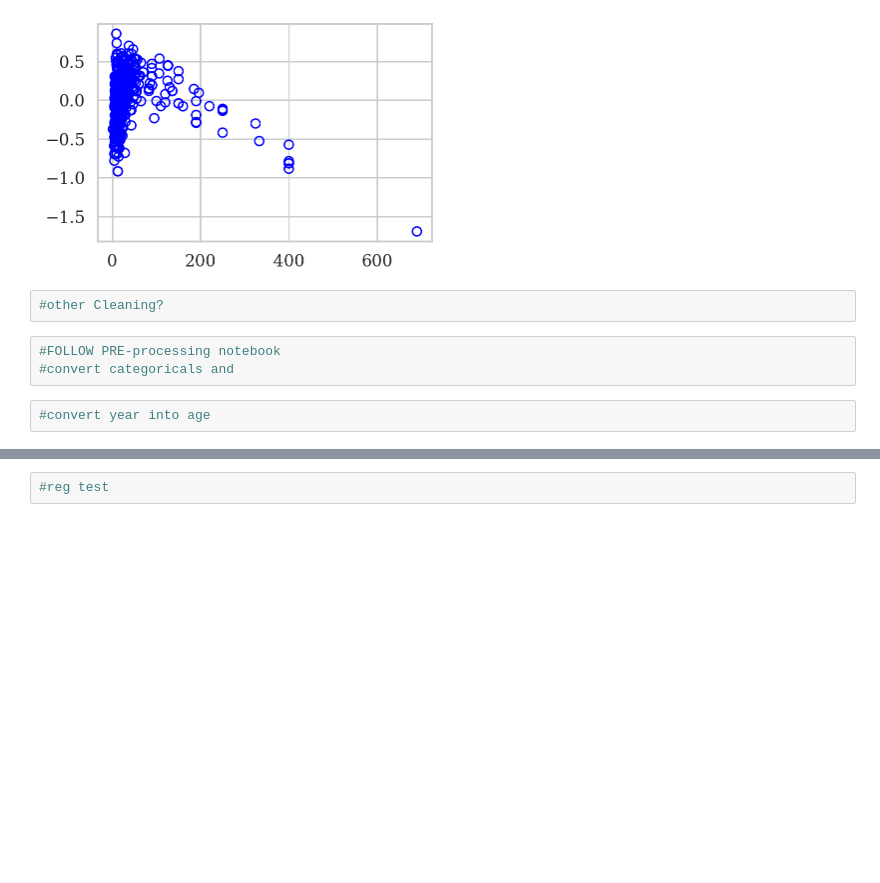
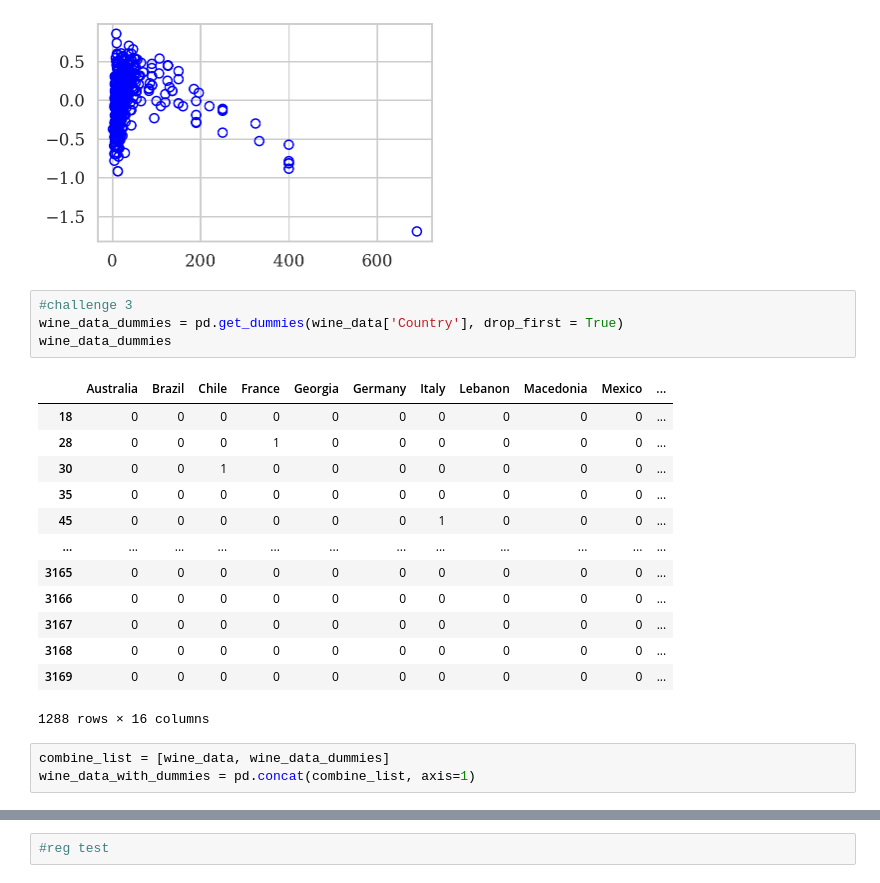
Before and after one commit to mattsegall/metis-project-2, a Jupyter notebook: Cleaning & Analysis Practice.ipynb, the cells around one changed output, grey strips where cells are left out. Saved outputs shown, nothing was run; the diff lists cells and outputs as text; blank space fills up the shorter version.

```diff
--- a/Cleaning & Analysis Practice.ipynb
+++ b/Cleaning & Analysis Practice.ipynb
@@ -205,10 +179,24 @@ plt.scatter(wine_data['Average Price'], y_resid, facecolors='none', edgecolors='
 # %% [output]
 <matplotlib.collections.PathCollection at 0x...>
 [figure]
-# %%
-#other Cleaning?
-# %%
-#FOLLOW PRE-processing notebook
-#convert categoricals and
+# %%
+#challenge 3
+wine_data_dummies = pd.get_dummies(wine_data['Country'], drop_first = True)
+wine_data_dummies
+# %% [output]
+|  | Australia | Brazil | Chile | France | Georgia | Germany | Italy | Lebanon | Macedonia | Mexico | ... |
+| 18 | 0 | 0 | 0 | 0 | 0 | 0 | 0 | 0 | 0 | 0 | ... |
+| 28 | 0 | 0 | 0 | 1 | 0 | 0 | 0 | 0 | 0 | 0 | ... |
+| 30 | 0 | 0 | 1 | 0 | 0 | 0 | 0 | 0 | 0 | 0 | ... |
+| 35 | 0 | 0 | 0 | 0 | 0 | 0 | 0 | 0 | 0 | 0 | ... |
+| 45 | 0 | 0 | 0 | 0 | 0 | 0 | 1 | 0 | 0 | 0 | ... |
+| ... | ... | ... | ... | ... | ... | ... | ... | ... | ... | ... | ... |
+| 3165 | 0 | 0 | 0 | 0 | 0 | 0 | 0 | 0 | 0 | 0 | ... |
+| 3166 | 0 | 0 | 0 | 0 | 0 | 0 | 0 | 0 | 0 | 0 | ... |
+| 3167 | 0 | 0 | 0 | 0 | 0 | 0 | 0 | 0 | 0 | 0 | ... |
+| 3168 | 0 | 0 | 0 | 0 | 0 | 0 | 0 | 0 | 0 | 0 | ... |
+| 3169 | 0 | 0 | 0 | 0 | 0 | 0 | 0 | 0 | 0 | 0 | ... |
+1288 rows × 16 columns
 # %%
-#convert year into age
+combine_list = [wine_data, wine_data_dummies]
+wine_data_with_dummies = pd.concat(combine_list, axis=1)
```
Also changed, not shown: parts of 11 cells of this notebook.
